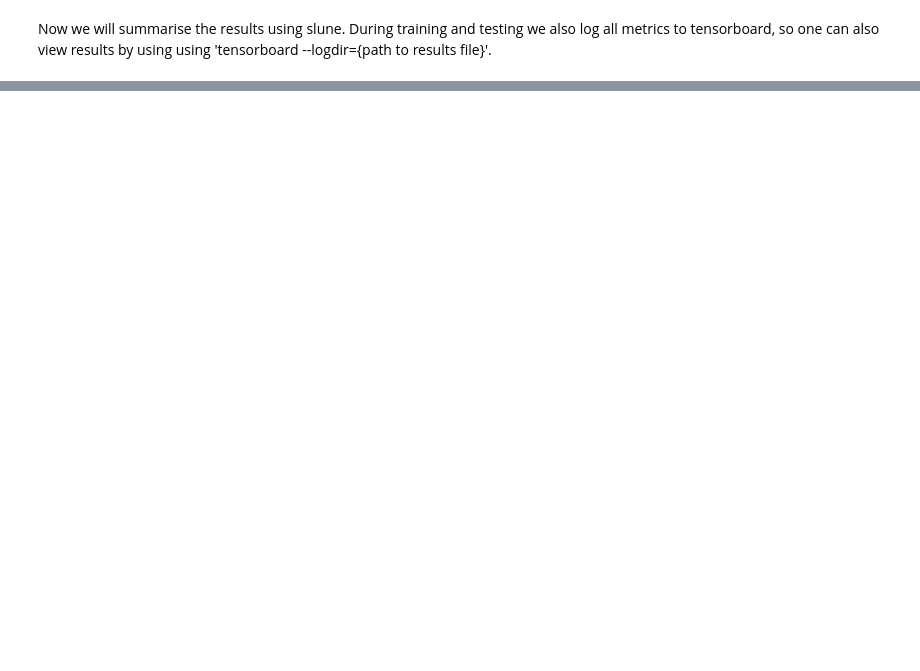
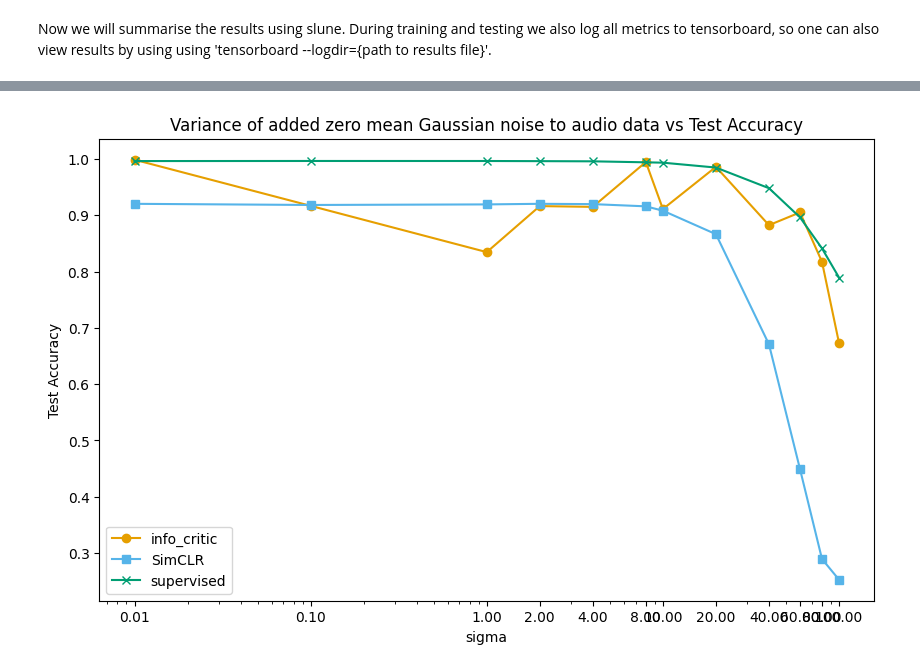
Before and after one commit to h-0-0/info_rank, a Jupyter notebook: notebooks/written_spoken.ipynb, the cells around one changed output, grey strips where cells are left out. Saved outputs shown, nothing was run; the diff lists cells and outputs as text; code cells hidden in the pictures; blank space fills up the shorter version.

Commit message:
Added noisy pairing and weak modality expeeriments

```diff
--- a/notebooks/written_spoken.ipynb
+++ b/notebooks/written_spoken.ipynb
@@ -235,0 +238,80 @@ plt.show()
+# %%
+csv_saver = get_csv_saver(params = None, root_dir = '../results')
+
+comparing_dim = [
+    {'benchmark': 'written_spoken_digits_weak_audio', 'model': 'FusionModel', 'est': 'info_critic', 'sigma': 100.0},
+    {'benchmark': 'written_spoken_digits_weak_audio', 'model': 'FusionModel', 'est': 'info_critic', 'sigma': 80.0},
+    {'benchmark': 'written_spoken_digits_weak_audio', 'model': 'FusionModel', 'est': 'info_critic', 'sigma': 60.0},
+    {'benchmark': 'written_spoken_digits_weak_audio', 'model': 'FusionModel', 'est': 'info_critic', 'sigma': 40.0},
+    {'benchmark': 'written_spoken_digits_weak_audio', 'model': 'FusionModel', 'est': 'info_critic', 'sigma': 20.0},
+    {'benchmark': 'written_spoken_digits_weak_audio', 'model': 'FusionModel', 'est': 'info_critic', 'sigma': 10.0},
+    {'benchmark': 'written_spoken_digits_weak_audio', 'model': 'FusionModel', 'est': 'info_critic', 'sigma': 8.0},
+    {'benchmark': 'written_spoken_digits_weak_audio', 'model': 'FusionModel', 'est': 'info_critic', 'sigma': 4.0},
+    {'benchmark': 'written_spoken_digits_weak_audio', 'model': 'FusionModel', 'est': 'info_critic', 'sigma': 2.0},
+    {'benchmark': 'written_spoken_digits_weak_audio', 'model': 'FusionModel', 'est': 'info_critic', 'sigma': 1.0},
+    {'benchmark': 'written_spoken_digits_weak_audio', 'model': 'FusionModel', 'est': 'info_critic', 'sigma': 0.1},
+    {'benchmark': 'written_spoken_digits_weak_audio', 'model': 'FusionModel', 'est': 'info_critic', 'sigma': 0.01},
+
+    {'benchmark': 'written_spoken_digits_weak_audio', 'model': 'FusionModel', 'est' : 'SimCLR', 'sigma': 100.0},
+    {'benchmark': 'written_spoken_digits_weak_audio', 'model': 'FusionModel', 'est' : 'SimCLR', 'sigma': 80.0},
+    {'benchmark': 'written_spoken_digits_weak_audio', 'model': 'FusionModel', 'est' : 'SimCLR', 'sigma': 60.0},
+    {'benchmark': 'written_spoken_digits_weak_audio', 'model': 'FusionModel', 'est' : 'SimCLR', 'sigma': 40.0},
+    {'benchmark': 'written_spoken_digits_weak_audio', 'model': 'FusionModel', 'est' : 'SimCLR', 'sigma': 20.0},
+    {'benchmark': 'written_spoken_digits_weak_audio', 'model': 'FusionModel', 'est' : 'SimCLR', 'sigma': 10.0},
+    {'benchmark': 'written_spoken_digits_weak_audio', 'model': 'FusionModel', 'est' : 'SimCLR', 'sigma': 8.0},
+    {'benchmark': 'written_spoken_digits_weak_audio', 'model': 'FusionModel', 'est' : 'SimCLR', 'sigma': 4.0},
+    {'benchmark': 'written_spoken_digits_weak_audio', 'model': 'FusionModel', 'est' : 'SimCLR', 'sigma': 2.0},
+    {'benchmark': 'written_spoken_digits_weak_audio', 'model': 'FusionModel', 'est' : 'SimCLR', 'sigma': 1.0},
+    {'benchmark': 'written_spoken_digits_weak_audio', 'model': 'FusionModel', 'est' : 'SimCLR', 'sigma': 0.1},
+    {'benchmark': 'written_spoken_digits_weak_audio', 'model': 'FusionModel', 'est' : 'SimCLR', 'sigma': 0.01},
+
+    {'benchmark': 'written_spoken_digits_weak_audio', 'model': 'FusionModel', 'est': 'supervised', 'sigma': 100.0},
+    {'benchmark': 'written_spoken_digits_weak_audio', 'model': 'FusionModel', 'est': 'supervised', 'sigma': 80.0},
+    {'benchmark': 'written_spoken_digits_weak_audio', 'model': 'FusionModel', 'est': 'supervised', 'sigma': 60.0},
+    {'benchmark': 'written_spoken_digits_weak_audio', 'model': 'FusionModel', 'est': 'supervised', 'sigma': 40.0},
+    {'benchmark': 'written_spoken_digits_weak_audio', 'model': 'FusionModel', 'est': 'supervised', 'sigma': 20.0},
+    {'benchmark': 'written_spoken_digits_weak_audio', 'model': 'FusionModel', 'est': 'supervised', 'sigma': 10.0},
+    {'benchmark': 'written_spoken_digits_weak_audio', 'model': 'FusionModel', 'est': 'supervised', 'sigma': 8.0},
+    {'benchmark': 'written_spoken_digits_weak_audio', 'model': 'FusionModel', 'est': 'supervised', 'sigma': 4.0},
+    {'benchmark': 'written_spoken_digits_weak_audio', 'model': 'FusionModel', 'est': 'supervised', 'sigma': 2.0},
+    {'benchmark': 'written_spoken_digits_weak_audio', 'model': 'FusionModel', 'est': 'supervised', 'sigma': 1.0},
+    {'benchmark': 'written_spoken_digits_weak_audio', 'model': 'FusionModel', 'est': 'supervised', 'sigma': 0.1},
+    {'benchmark': 'written_spoken_digits_weak_audio', 'model': 'FusionModel', 'est': 'supervised', 'sigma': 0.01},
+]
+
+dim_results = []
+for config in comparing_dim:
+    params, test_acc = csv_saver.read(params = config, metric_name = 'eval_test_acc', select_by ='max', avg=True)
+    params, train_acc = csv_saver.read(params = config, metric_name = 'eval_train_acc', select_by ='max', avg=True)
+    dim_results.append({
+        'estimator': config['est'],
+        'sigma': config['sigma'],
+        'test_accuracy': test_acc,
+        'train_accuracy': train_acc,
+    })
+
+dim_df = pd.DataFrame(dim_results)
+
+# Display the results
+display(dim_df)
+
+
+# Create plot of output dimension vs test accuracy with each estimator as a line
+import matplotlib.pyplot as plt
+import matplotlib
+fig, ax = plt.subplots(figsize=(10, 6))
+markers = ['-o', '-s', '-x']
+okabe_ito_colors = ['#E69F00', '#56B4E9', '#009E73', '#F0E442',
+                    '#0072B2', '#D55E00', '#CC79A7']
+for i, est in enumerate(dim_df['estimator'].unique()):
+    df = dim_df[dim_df['estimator'] == est]
+    ax.plot(df['sigma'], df['test_accuracy'], markers[i], label=est, color=okabe_ito_colors[i])
+ax.set_xlabel('sigma')
+ax.set_ylabel('Test Accuracy')
+ax.set_title('Variance of added zero mean Gaussian noise to audio data vs Test Accuracy')
+ax.set_xscale('log')
+ax.set_xticks(dim_df['sigma'].unique())
+ax.get_xaxis().set_major_formatter(matplotlib.ticker.ScalarFormatter())
+ax.legend()
+plt.show()
+# %% [output]
@@ -235,0 +335 @@ plt.show()
+[figure, added]
```
Also changed, not shown: parts of 9 cells of this notebook.
